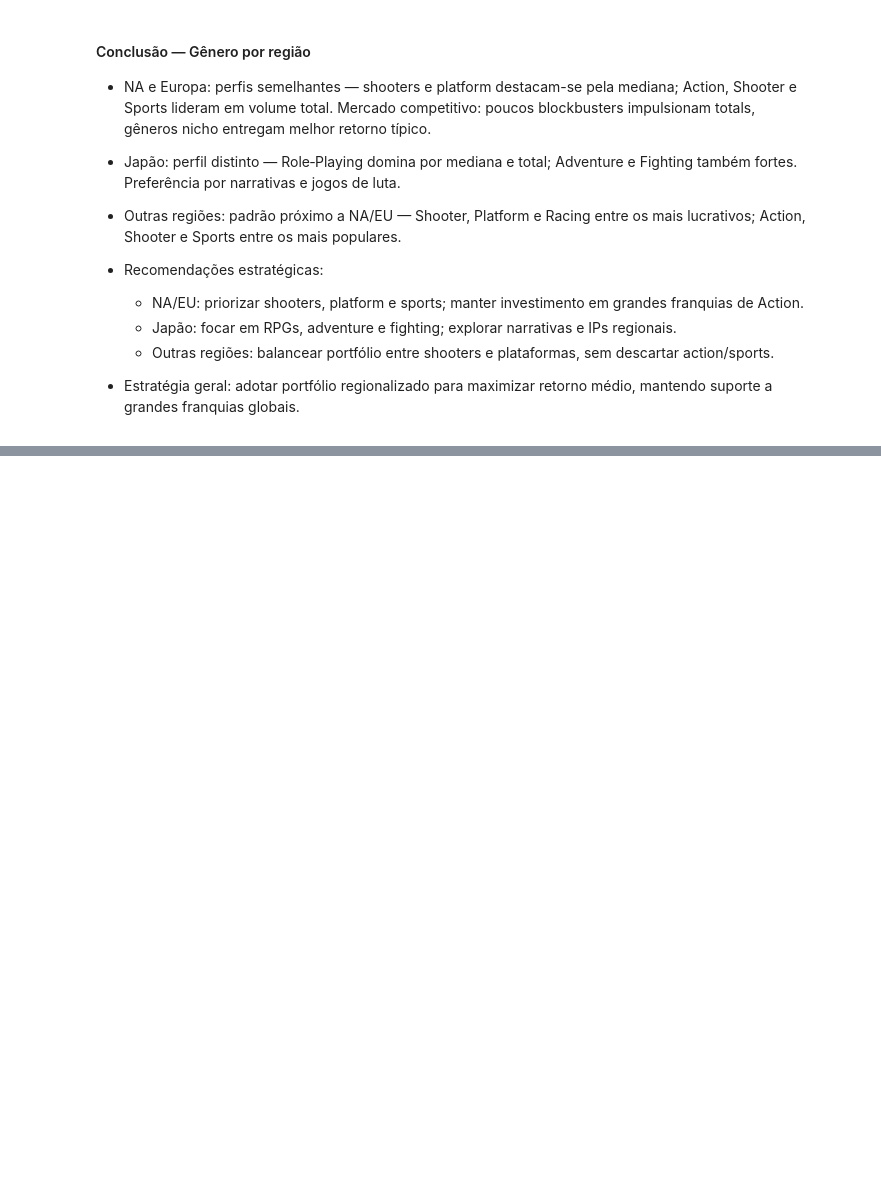
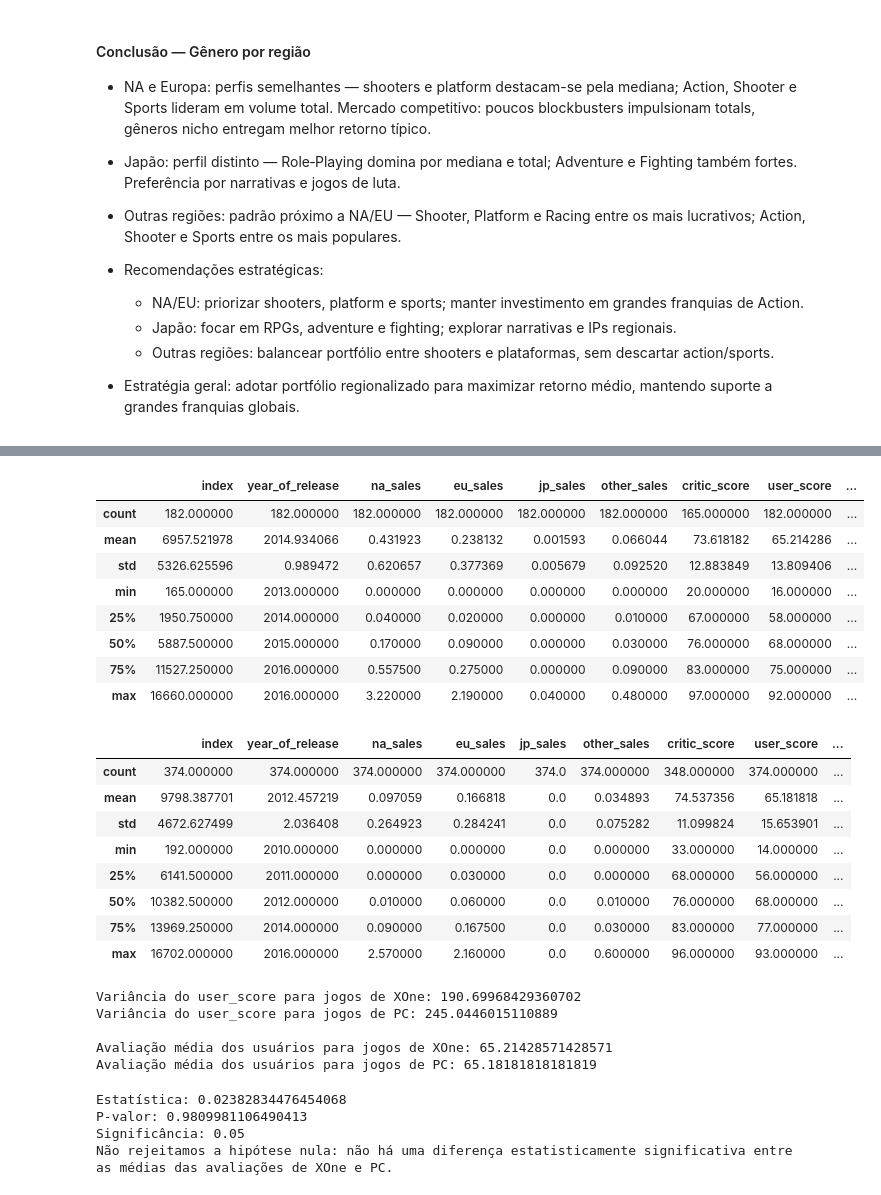
Before and after one commit to peperrone/mbads-sprint7-games, a Jupyter notebook: notebook.ipynb, the cells around one changed output, grey strips where cells are left out. Cells and saved outputs as stored; diff of their text form; code cells hidden in the pictures; blank space fills up the shorter version.

Commit message:
added classification analysis by regios, hypothesis tests and conclusion

```diff
--- a/notebook.ipynb
+++ b/notebook.ipynb
@@ -1970,0 +2078,66 @@ Esses resultados apontam que uma estratégia regionalizada de portfólio tem mai
+# %%
+# Criando os subsets
+df_user_score_xone = df_recent[(df_recent['user_score'].notnull()) & (df_recent['platform'] == 'XOne')]
+df_user_score_pc = df_recent[(df_recent['user_score'].notnull()) & (df_recent['platform'] == 'PC')]
+
+display(df_user_score_xone.describe())
+display(df_user_score_pc.describe())
+
+print('Variância do user_score para jogos de XOne:', df_user_score_xone['user_score'].var())
+print('Variância do user_score para jogos de PC:', df_user_score_pc['user_score'].var())
+
+print()
+print('Avaliação média dos usuários para jogos de XOne:', df_user_score_xone['user_score'].mean())
+print('Avaliação média dos usuários para jogos de PC:', df_user_score_pc['user_score'].mean())
+# %% [output]
+|  | index | year_of_release | na_sales | eu_sales | jp_sales | other_sales | critic_score | user_score | ... |
+| count | 182.000000 | 182.000000 | 182.000000 | 182.000000 | 182.000000 | 182.000000 | 165.000000 | 182.000000 | ... |
+| mean | 6957.521978 | 2014.934066 | 0.431923 | 0.238132 | 0.001593 | 0.066044 | 73.618182 | 65.214286 | ... |
+| std | 5326.625596 | 0.989472 | 0.620657 | 0.377369 | 0.005679 | 0.092520 | 12.883849 | 13.809406 | ... |
+| min | 165.000000 | 2013.000000 | 0.000000 | 0.000000 | 0.000000 | 0.000000 | 20.000000 | 16.000000 | ... |
+| 25% | 1950.750000 | 2014.000000 | 0.040000 | 0.020000 | 0.000000 | 0.010000 | 67.000000 | 58.000000 | ... |
+| 50% | 5887.500000 | 2015.000000 | 0.170000 | 0.090000 | 0.000000 | 0.030000 | 76.000000 | 68.000000 | ... |
+| 75% | 11527.250000 | 2016.000000 | 0.557500 | 0.275000 | 0.000000 | 0.090000 | 83.000000 | 75.000000 | ... |
+| max | 16660.000000 | 2016.000000 | 3.220000 | 2.190000 | 0.040000 | 0.480000 | 97.000000 | 92.000000 | ... |
+|  | index | year_of_release | na_sales | eu_sales | jp_sales | other_sales | critic_score | user_score | ... |
+| count | 374.000000 | 374.000000 | 374.000000 | 374.000000 | 374.0 | 374.000000 | 348.000000 | 374.000000 | ... |
+| mean | 9798.387701 | 2012.457219 | 0.097059 | 0.166818 | 0.0 | 0.034893 | 74.537356 | 65.181818 | ... |
+| std | 4672.627499 | 2.036408 | 0.264923 | 0.284241 | 0.0 | 0.075282 | 11.099824 | 15.653901 | ... |
+| min | 192.000000 | 2010.000000 | 0.000000 | 0.000000 | 0.0 | 0.000000 | 33.000000 | 14.000000 | ... |
+| 25% | 6141.500000 | 2011.000000 | 0.000000 | 0.030000 | 0.0 | 0.000000 | 68.000000 | 56.000000 | ... |
+| 50% | 10382.500000 | 2012.000000 | 0.010000 | 0.060000 | 0.0 | 0.010000 | 76.000000 | 68.000000 | ... |
+| 75% | 13969.250000 | 2014.000000 | 0.090000 | 0.167500 | 0.0 | 0.030000 | 83.000000 | 77.000000 | ... |
+| max | 16702.000000 | 2016.000000 | 2.570000 | 2.160000 | 0.0 | 0.600000 | 96.000000 | 93.000000 | ... |
+Variância do user_score para jogos de XOne: 190.69968429360702
+Variância do user_score para jogos de PC: 245.0446015110889
+
+Avaliação média dos usuários para jogos de XOne: 65.21428571428571
+Avaliação média dos usuários para jogos de PC: 65.18181818181819
+# %%
+# Testando as hipóteses
+
+# Definindo alpha
+alpha = 0.05
+
+# Criando os grupos a serem testados
+score_xone = df_user_score_xone['user_score']
+score_pc = df_user_score_pc['user_score']
+
+# Realizando o test t de Student para comparar as médias de receita entre os dois planos
+statistics, p_value = stats.ttest_ind(score_xone, score_pc, equal_var=True)
+
+# Imprimindo os resultados
+print(f'Estatística: {statistics}')
+print(f'P-valor: {p_value}')
+print(f'Significância: {alpha}')
+
+# Interpretando os resultados
+if p_value < alpha:
+    print('Rejeitamos a hipótese nula: há uma diferença estatisticamente significativa entre as médias das avaliações de XOne e PC.')
+else:
+    print('Não rejeitamos a hipótese nula: não há uma diferença estatisticamente significativa entre as médias das avaliações de XOne e PC.')
+# %% [output]
+Estatística: 0.02382834476454068
+P-valor: 0.9809981106490413
+Significância: 0.05
+Não rejeitamos a hipótese nula: não há uma diferença estatisticamente significativa entre as médias das avaliações de XOne e PC.
```
Also changed, not shown: parts of 21 cells of this notebook.
